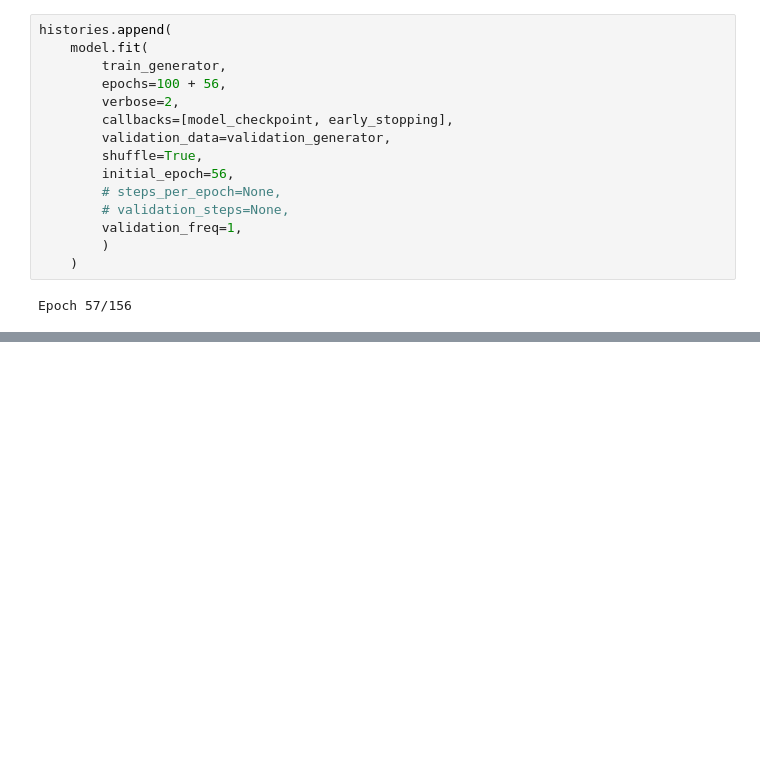
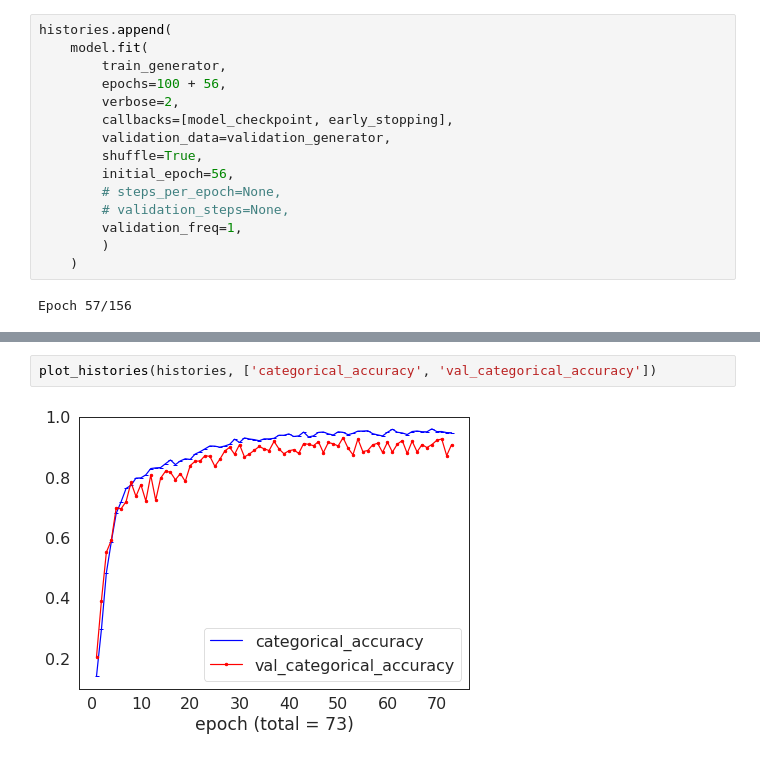
Before and after one commit to valmadrid/Image-Classification, a Jupyter notebook: fruit_image_classification.ipynb, the cells around one changed output, grey strips where cells are left out. Saved outputs shown, nothing was run; the diff lists cells and outputs as text; blank space fills up the shorter version.

```diff
--- a/fruit_image_classification.ipynb
+++ b/fruit_image_classification.ipynb
@@ -436,0 +441,4 @@ Epoch 57/156
+# %%
+plot_histories(histories, ['categorical_accuracy', 'val_categorical_accuracy'])
+# %% [output]
+[figure, added]
```
Also changed, not shown: parts of 2 cells of this notebook.
